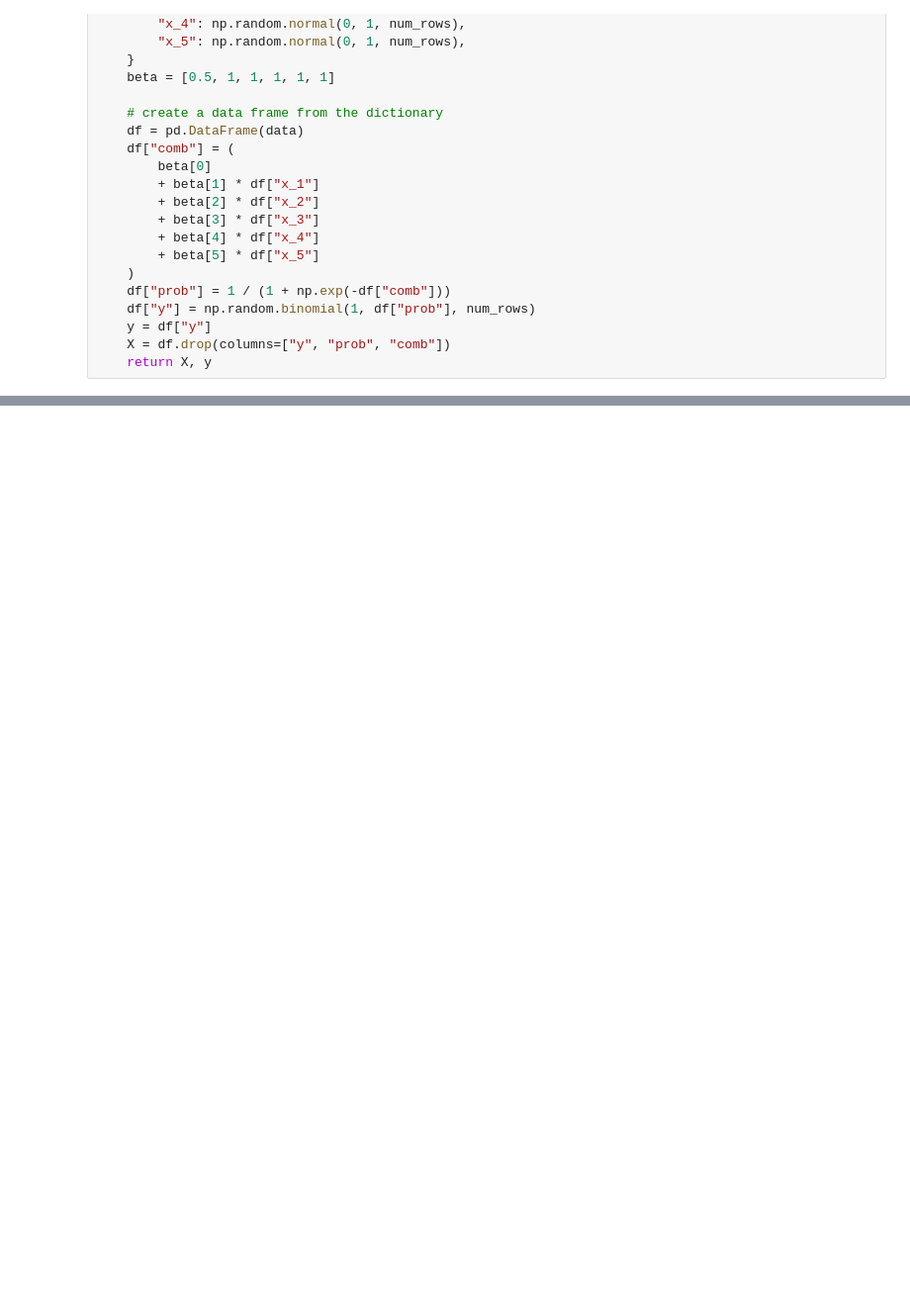
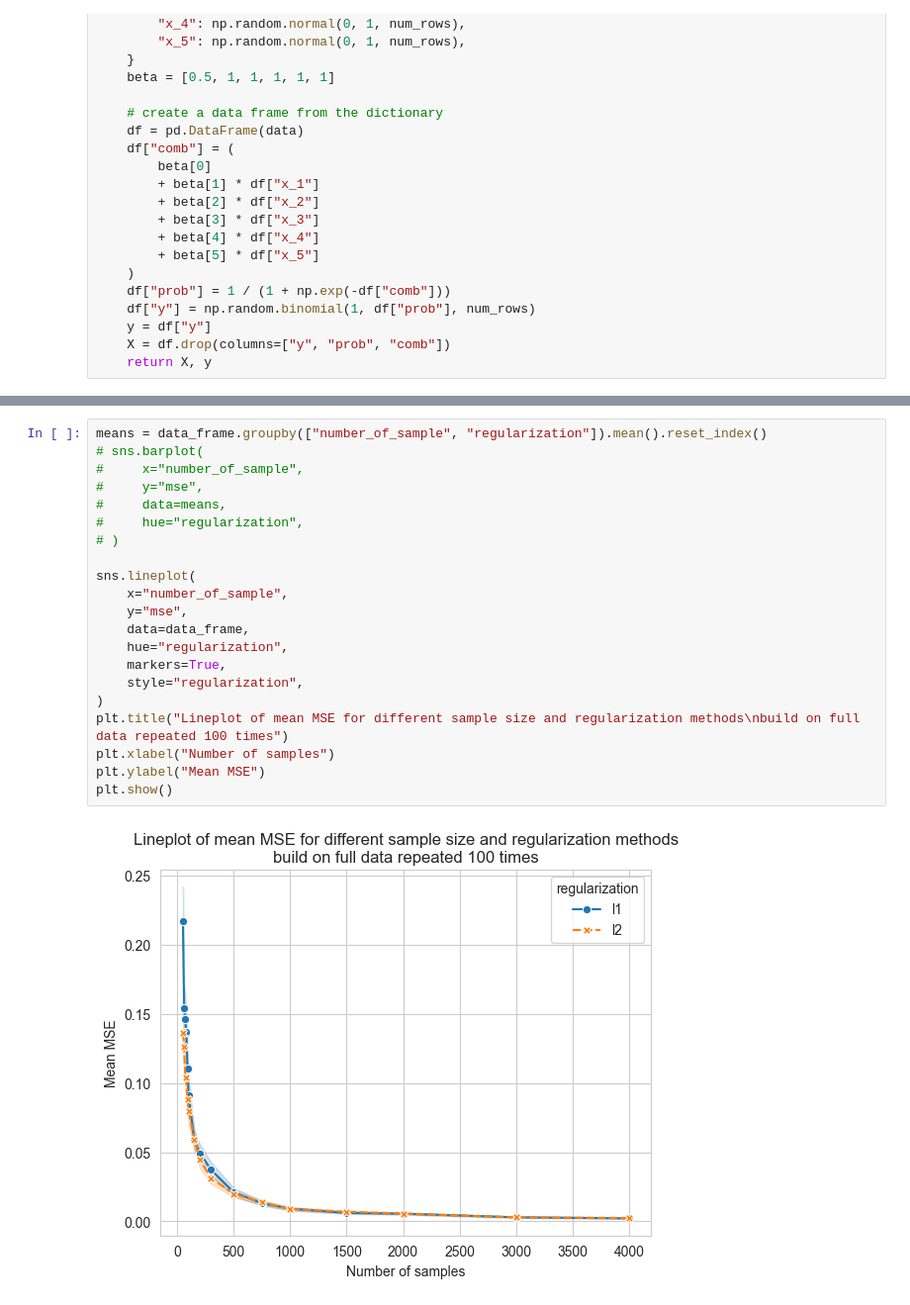
Before and after one commit to nizwant/adv_ml_labs, a Jupyter notebook: logistic_regression.ipynb, the cells around one changed output, grey strips where cells are left out. Shown at 99% size. Drawn from its saved outputs; the diff is of its cells as text; blank space fills up the shorter version.

```diff
--- a/logistic_regression.ipynb
+++ b/logistic_regression.ipynb
@@ -127,0 +152,23 @@ Text(0.5, 1.0, 'aaa')
+# %%
+means = data_frame.groupby(["number_of_sample", "regularization"]).mean().reset_index()
+# sns.barplot(
+#     x="number_of_sample",
+#     y="mse",
+#     data=means,
+#     hue="regularization",
+# )
+
+sns.lineplot(
+    x="number_of_sample",
+    y="mse",
+    data=data_frame,
+    hue="regularization",
+    markers=True,
+    style="regularization",
+)
+plt.title("Lineplot of mean MSE for different sample size and regularization methods\nbuild on full data repeated 100 times")
+plt.xlabel("Number of samples")
+plt.ylabel("Mean MSE")
+plt.show()
+# %% [output]
+[figure, added]
```
Also changed, not shown: parts of 9 cells of this notebook.
